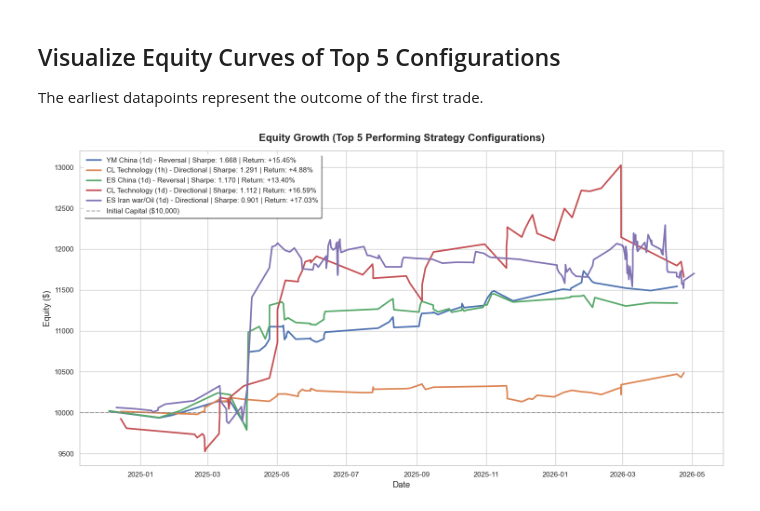
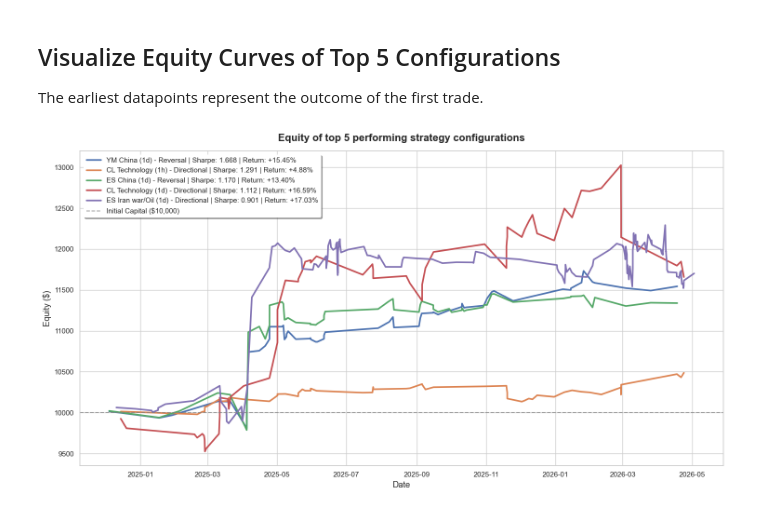
Before and after one commit to lim-li-xuan-phy/trump-market-analysis, a Jupyter notebook: src/python/backtest_analysis.ipynb, the cells around one changed output. Cells and saved outputs as stored; diff of their text form; code cells hidden in the pictures.

```diff
--- a/src/python/backtest_analysis.ipynb
+++ b/src/python/backtest_analysis.ipynb
@@ -268,31 +266,31 @@ The earliest datapoints represent the outcome of the first trade.
 # %%
 # Find top 5 configurations by Sharpe Ratio
 top_5 = df_results.sort_values(by="Sharpe Ratio", ascending=False).head(5)
 
 plt.figure(figsize=(15, 8))
 
 for idx, row in top_5.iterrows():
     csv_path = row["CSV Path"]
     if os.path.exists(csv_path):
         try:
             df_trades = pd.read_csv(csv_path)
             if not df_trades.empty and 'timestamp' in df_trades.columns and 'equity' in df_trades.columns:
                 df_trades["timestamp"] = pd.to_datetime(df_trades["timestamp"])
                 df_trades = df_trades.sort_values(by="timestamp").reset_index(drop=True)
 
                 # Construct label details
                 label = f"{row['Asset']} {row['Topic']} ({row['Horizon']}) - {row['Mode']} | Sharpe: {row['Sharpe Ratio']:.3f} | Return: {row['Profit/Loss (%)']:+.2f}%"
                 plt.plot(df_trades["timestamp"], df_trades["equity"], label=label, linewidth=2.5)
         except Exception as e:
             print(f"Failed to load/plot {csv_path}: {e}")
 
-plt.title("Equity Growth (Top 5 Performing Strategy Configurations)", fontsize=16, fontweight='bold', pad=15)
+plt.title("Equity of top 5 performing strategy configurations", fontsize=16, fontweight='bold', pad=15)
 plt.xlabel("Date", fontsize=13)
 plt.ylabel("Equity ($)", fontsize=13)
 plt.axhline(10000.0, color='gray', linestyle='--', alpha=0.7, label="Initial Capital ($10,000)")
 plt.legend(loc="upper left", frameon=True, shadow=True, facecolor="white", edgecolor="none")
 plt.tight_layout()
-plt.savefig(f'{results_dir}/equity_growth.png')
+plt.savefig(f'{results_dir}/equity_curves.png')
 plt.show()
 # %% [output]
-[figure, old version]
+[figure, new version]
```
Also changed, not shown: parts of 2 cells of this notebook.
